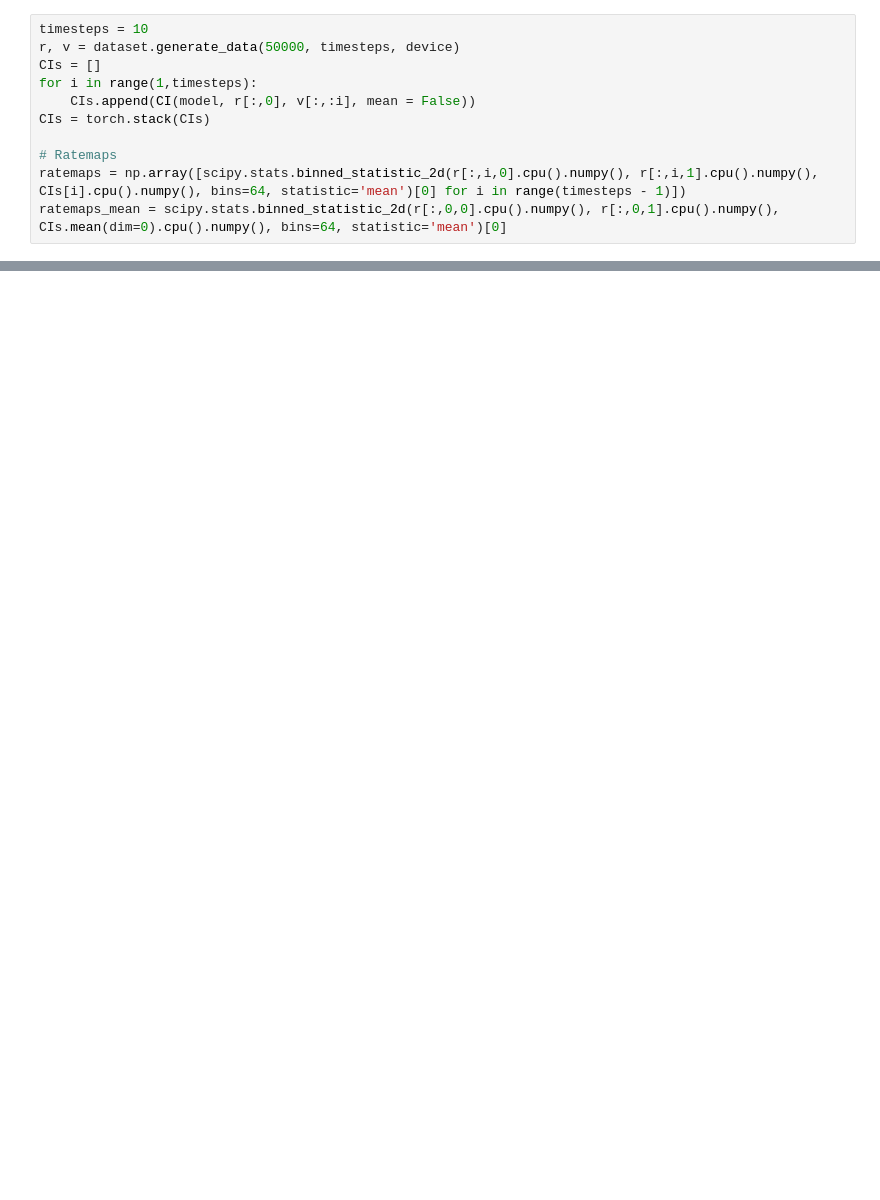
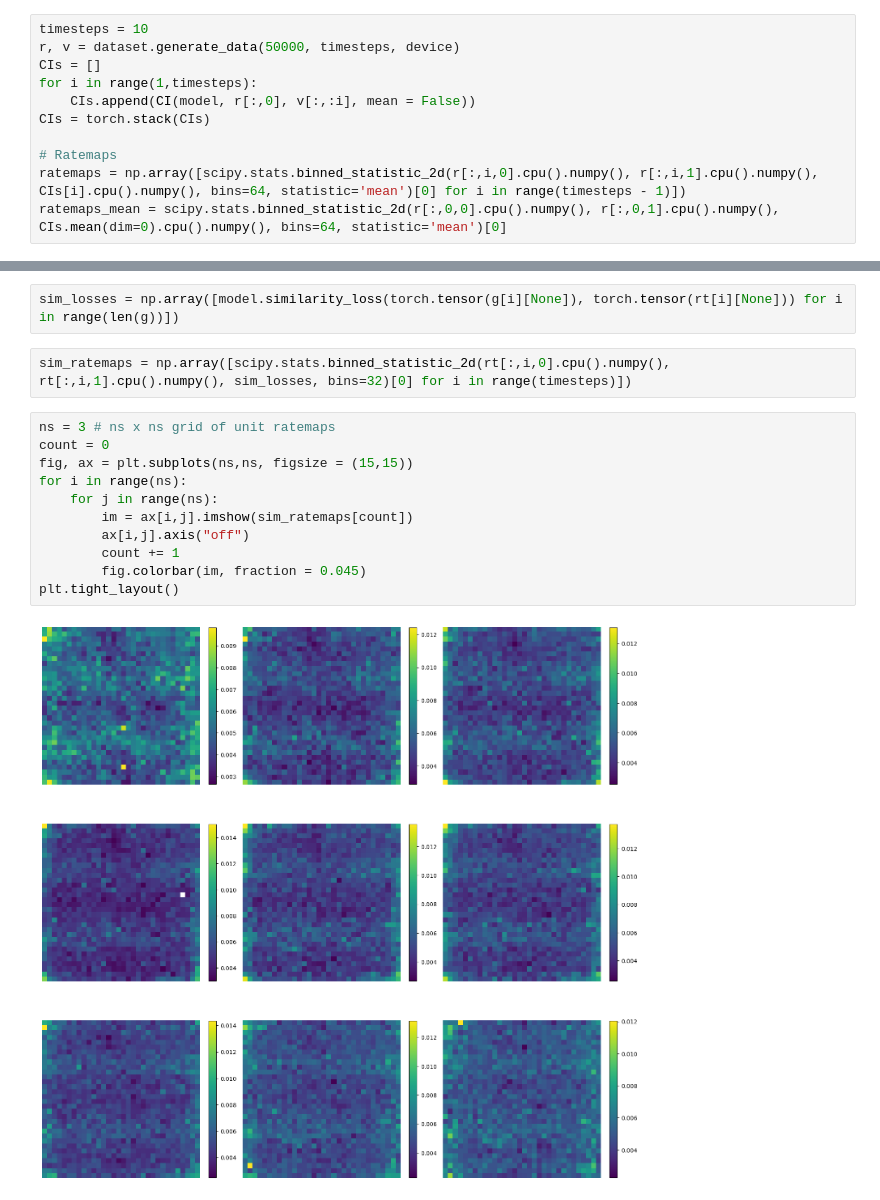
Before and after one commit to bioAI-Oslo/GridsWithoutPI, a Jupyter notebook: CI-analysis.ipynb, the cells around one changed output, grey strips where cells are left out. Drawn from its saved outputs; the diff is of its cells as text; blank space fills up the shorter version.

```diff
--- a/CI-analysis.ipynb
+++ b/CI-analysis.ipynb
@@ -139,0 +144,17 @@ plt.tight_layout()
+# %%
+sim_losses = np.array([model.similarity_loss(torch.tensor(g[i][None]), torch.tensor(rt[i][None])) for i in range(len(g))])
+# %%
+sim_ratemaps = np.array([scipy.stats.binned_statistic_2d(rt[:,i,0].cpu().numpy(), rt[:,i,1].cpu().numpy(), sim_losses, bins=32)[0] for i in range(timesteps)])
+# %%
+ns = 3 # ns x ns grid of unit ratemaps
+count = 0
+fig, ax = plt.subplots(ns,ns, figsize = (15,15))
+for i in range(ns):
+    for j in range(ns):
+        im = ax[i,j].imshow(sim_ratemaps[count])
+        ax[i,j].axis("off")
+        count += 1
+        fig.colorbar(im, fraction = 0.045)
+plt.tight_layout()
+# %% [output]
+[figure, added]
```
Also changed, not shown: parts of 6 cells of this notebook, 1 other file.
